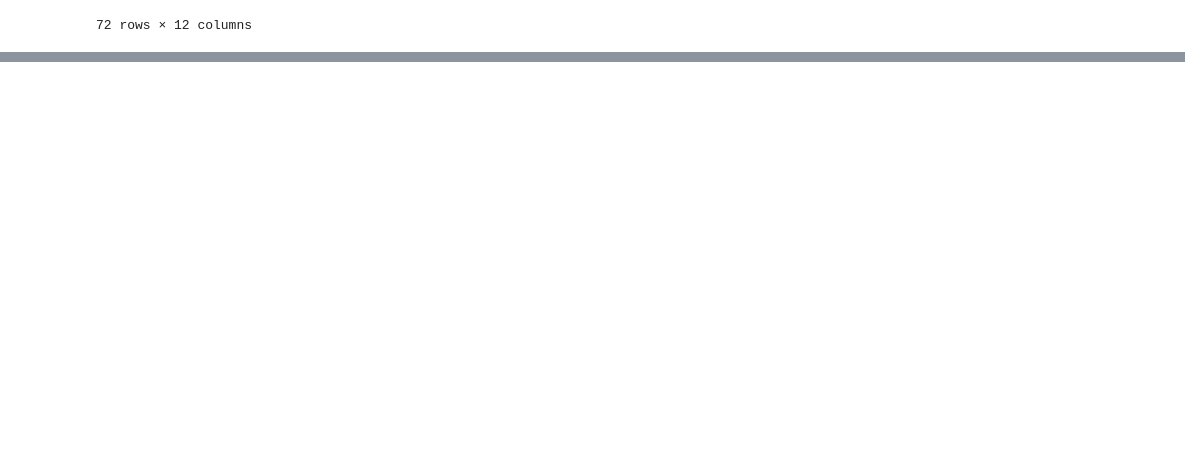
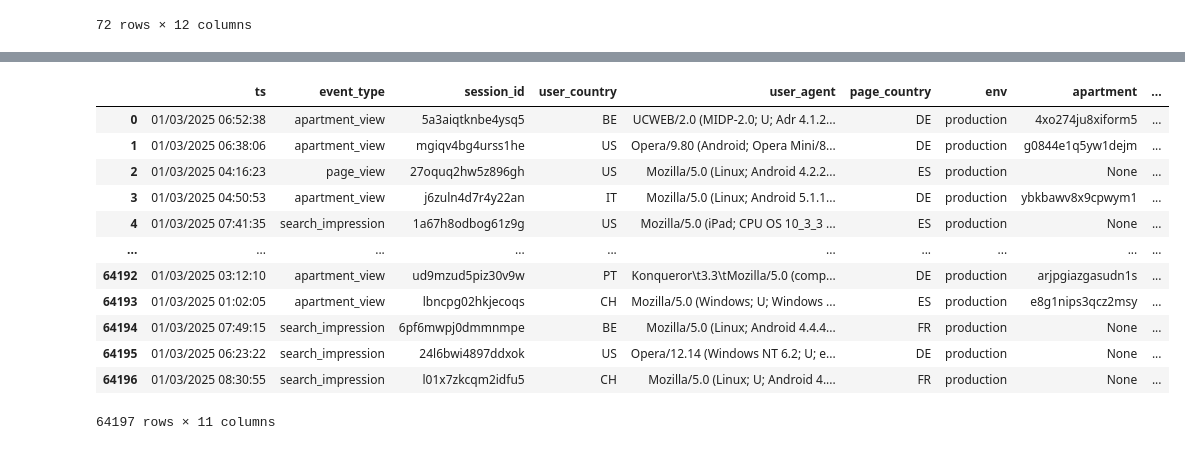
Before and after one commit to akisgazepidis/Data_Pipeline_Optimization, a Jupyter notebook: notebooks/EDA.ipynb, the cells around one changed output, grey strips where cells are left out. Drawn from its saved outputs; the diff is of its cells as text; code cells hidden in the pictures; blank space fills up the shorter version.

```diff
--- a/notebooks/EDA.ipynb
+++ b/notebooks/EDA.ipynb
@@ -303,0 +479,18 @@ df[~df.ts.str.contains('/')]
+# %%
+df = pd.read_json('../files/json/homelike_assignment_data.json', lines=True)
+# %%
+df
+# %% [output]
+|  | ts | event_type | session_id | user_country | user_agent | page_country | env | apartment | ... |
+| 0 | 01/03/2025 06:52:38 | apartment_view | 5a3aiqtknbe4ysq5 | BE | UCWEB/2.0 (MIDP-2.0; U; Adr 4.1.2... | DE | production | 4xo274ju8xiform5 | ... |
+| 1 | 01/03/2025 06:38:06 | apartment_view | mgiqv4bg4urss1he | US | Opera/9.80 (Android; Opera Mini/8... | DE | production | g0844e1q5yw1dejm | ... |
+| 2 | 01/03/2025 04:16:23 | page_view | 27oquq2hw5z896gh | US | Mozilla/5.0 (Linux; Android 4.2.2... | ES | production | None | ... |
+| 3 | 01/03/2025 04:50:53 | apartment_view | j6zuln4d7r4y22an | IT | Mozilla/5.0 (Linux; Android 5.1.1... | DE | production | ybkbawv8x9cpwym1 | ... |
+| 4 | 01/03/2025 07:41:35 | search_impression | 1a67h8odbog61z9g | US | Mozilla/5.0 (iPad; CPU OS 10_3_3 ... | ES | production | None | ... |
+| ... | ... | ... | ... | ... | ... | ... | ... | ... | ... |
+| 64192 | 01/03/2025 03:12:10 | apartment_view | ud9mzud5piz30v9w | PT | Konqueror\t3.3\tMozilla/5.0 (comp... | DE | production | arjpgiazgasudn1s | ... |
+| 64193 | 01/03/2025 01:02:05 | apartment_view | lbncpg02hkjecoqs | CH | Mozilla/5.0 (Windows; U; Windows ... | ES | production | e8g1nips3qcz2msy | ... |
+| 64194 | 01/03/2025 07:49:15 | search_impression | 6pf6mwpj0dmmnmpe | BE | Mozilla/5.0 (Linux; Android 4.4.4... | FR | production | None | ... |
+| 64195 | 01/03/2025 06:23:22 | search_impression | 24l6bwi4897ddxok | US | Opera/12.14 (Windows NT 6.2; U; e... | DE | production | None | ... |
+| 64196 | 01/03/2025 08:30:55 | search_impression | l01x7zkcqm2idfu5 | CH | Mozilla/5.0 (Linux; U; Android 4.... | FR | production | None | ... |
+64197 rows × 11 columns
```
Also changed, not shown: parts of 36 cells of this notebook, 1 other file.
